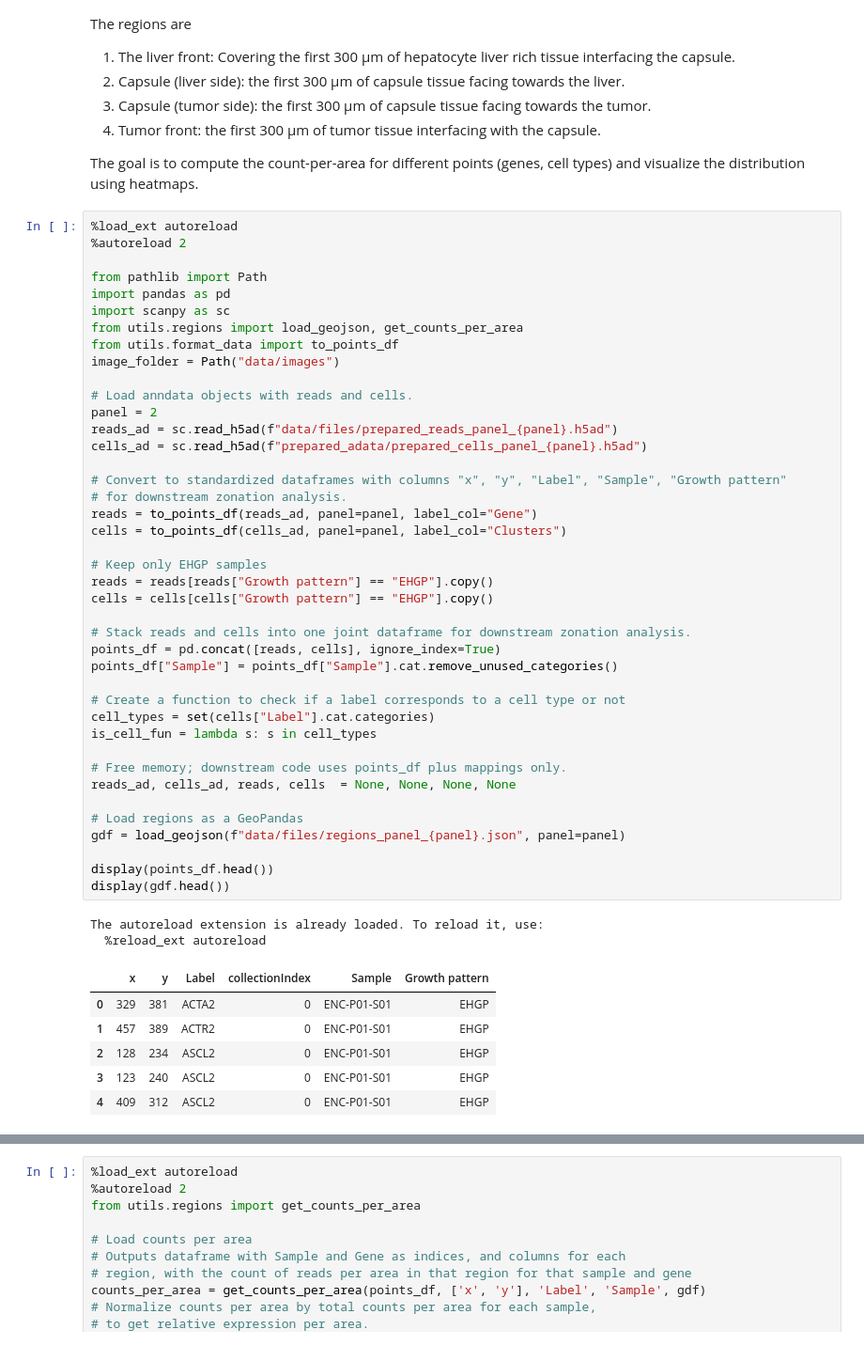
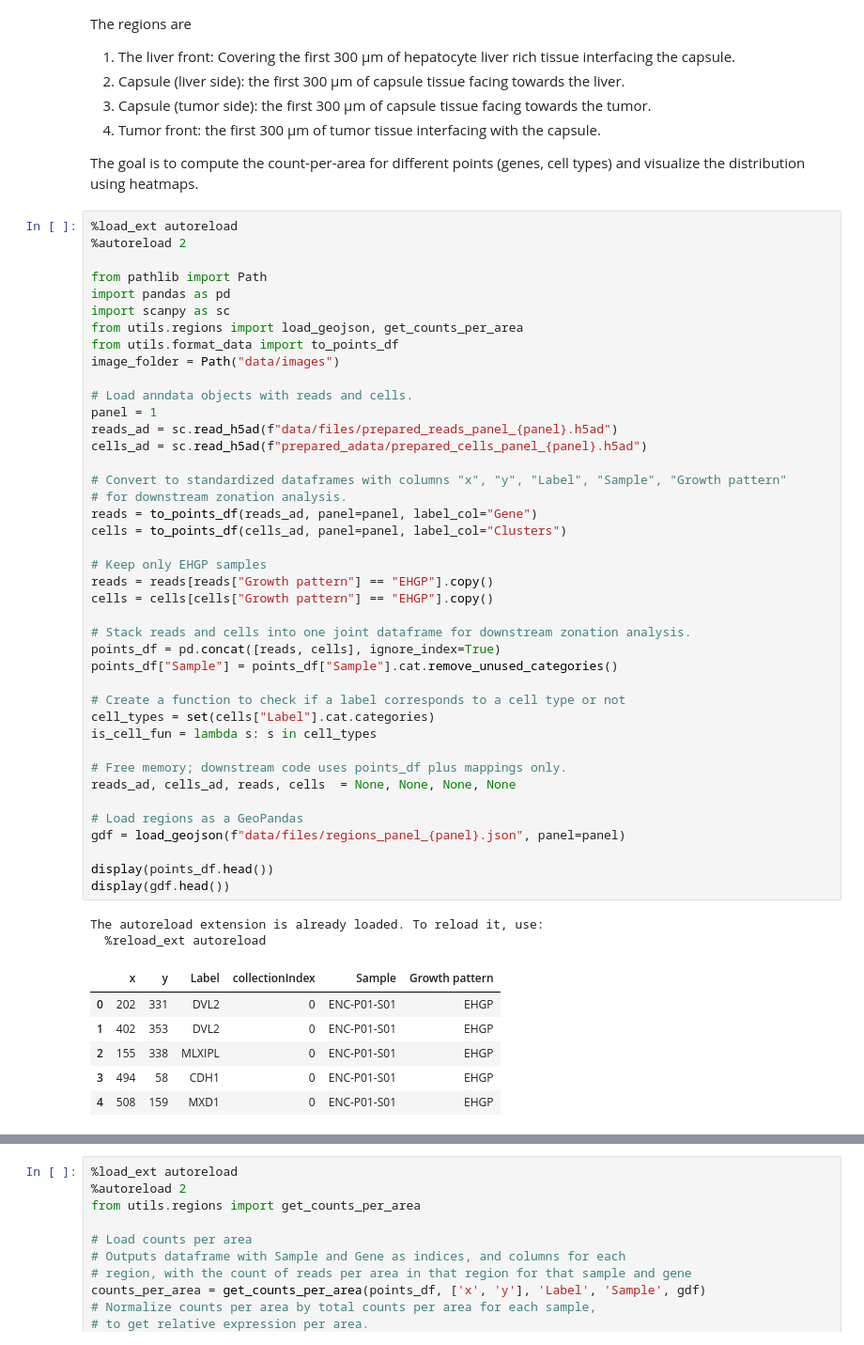
Before and after one commit to axanderssonumu/iss_crclm, a Jupyter notebook: analyses.ipynb, the cells around one changed output, grey strips where cells are left out. Shown at 94% size. Drawn from its saved outputs; the diff is of its cells as text.

```diff
--- a/analyses.ipynb
+++ b/analyses.ipynb
@@ -1008,42 +968,42 @@ from utils.format_data import to_points_df
 image_folder = Path("data/images")
 
 # Load anndata objects with reads and cells.
-panel = 2
+panel = 1
 reads_ad = sc.read_h5ad(f"data/files/prepared_reads_panel_{panel}.h5ad")
 cells_ad = sc.read_h5ad(f"prepared_adata/prepared_cells_panel_{panel}.h5ad")
 
 # Convert to standardized dataframes with columns "x", "y", "Label", "Sample", "Growth pattern"
 # for downstream zonation analysis.
 reads = to_points_df(reads_ad, panel=panel, label_col="Gene")
 cells = to_points_df(cells_ad, panel=panel, label_col="Clusters")
 
 # Keep only EHGP samples
 reads = reads[reads["Growth pattern"] == "EHGP"].copy()
 cells = cells[cells["Growth pattern"] == "EHGP"].copy()
 
 # Stack reads and cells into one joint dataframe for downstream zonation analysis.
 points_df = pd.concat([reads, cells], ignore_index=True)
 points_df["Sample"] = points_df["Sample"].cat.remove_unused_categories()
 
 # Create a function to check if a label corresponds to a cell type or not
 cell_types = set(cells["Label"].cat.categories)
 is_cell_fun = lambda s: s in cell_types
 
 # Free memory; downstream code uses points_df plus mappings only.
 reads_ad, cells_ad, reads, cells  = None, None, None, None
 
 # Load regions as a GeoPandas
 gdf = load_geojson(f"data/files/regions_panel_{panel}.json", panel=panel)
 
 display(points_df.head())
 display(gdf.head())
 # %% [output]
 The autoreload extension is already loaded. To reload it, use:
   %reload_ext autoreload
 |  | x | y | Label | collectionIndex | Sample | Growth pattern |
-| 0 | 329 | 381 | ACTA2 | 0 | ENC-P01-S01 | EHGP |
-| 1 | 457 | 389 | ACTR2 | 0 | ENC-P01-S01 | EHGP |
-| 2 | 128 | 234 | ASCL2 | 0 | ENC-P01-S01 | EHGP |
-| 3 | 123 | 240 | ASCL2 | 0 | ENC-P01-S01 | EHGP |
-| 4 | 409 | 312 | ASCL2 | 0 | ENC-P01-S01 | EHGP |
+| 0 | 202 | 331 | DVL2 | 0 | ENC-P01-S01 | EHGP |
+| 1 | 402 | 353 | DVL2 | 0 | ENC-P01-S01 | EHGP |
+| 2 | 155 | 338 | MLXIPL | 0 | ENC-P01-S01 | EHGP |
+| 3 | 494 | 58 | CDH1 | 0 | ENC-P01-S01 | EHGP |
+| 4 | 508 | 159 | MXD1 | 0 | ENC-P01-S01 | EHGP |
 |  | geometry | Subregion | Region | color | collectionIndex | Sample | Image Size |
```
Also changed, not shown: parts of 8 cells of this notebook, 3 other files.
